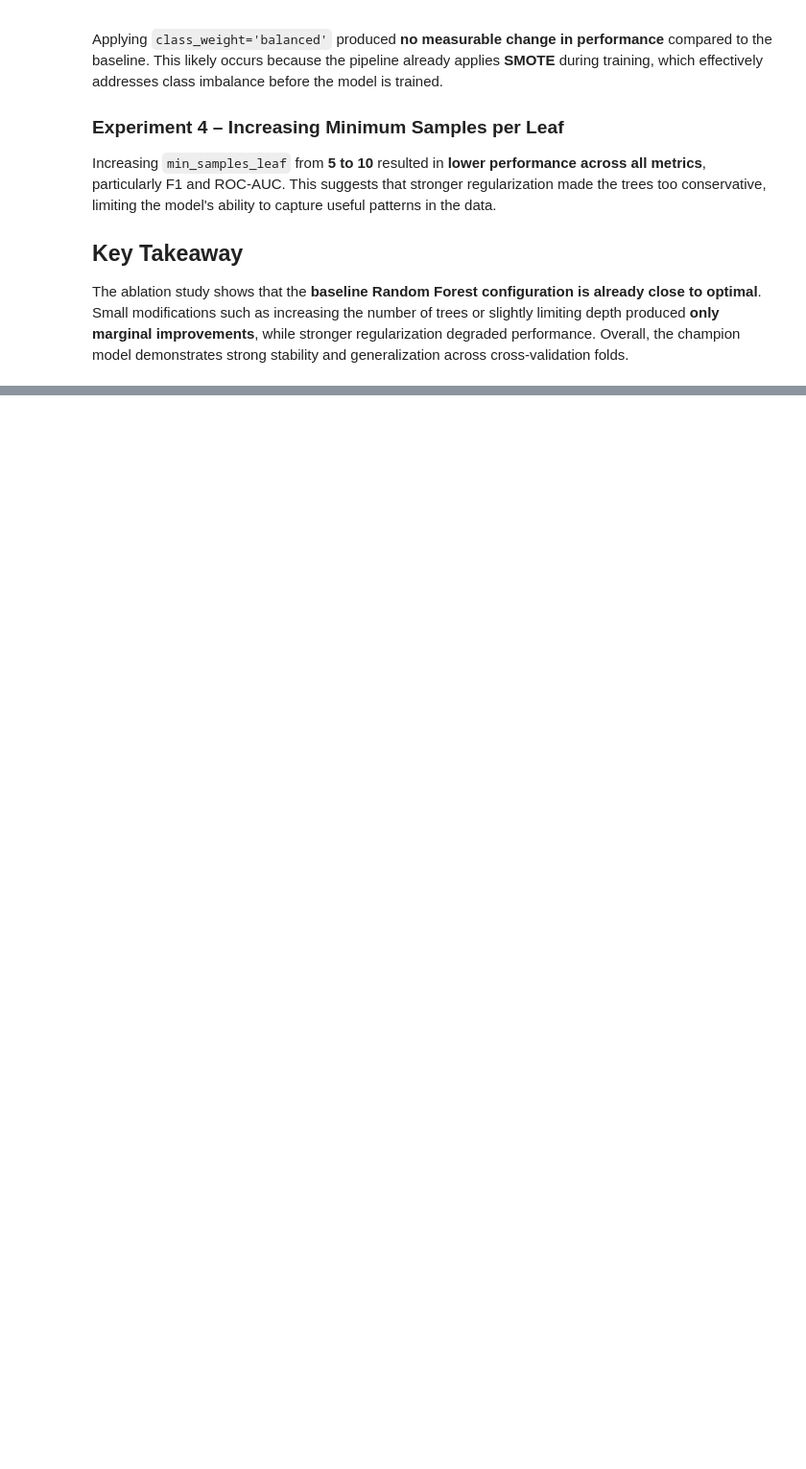
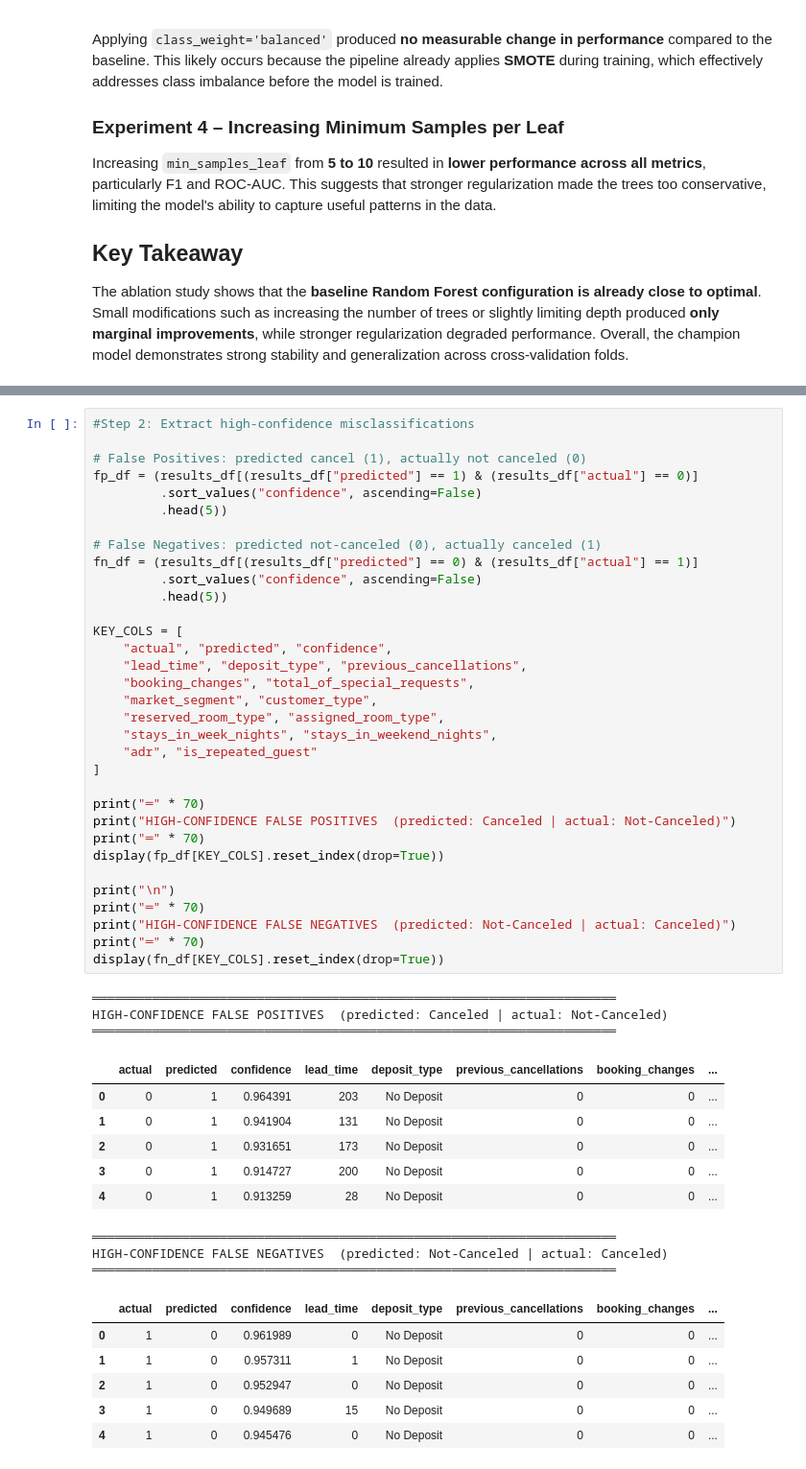
Before and after one commit to YWY2002/INF2008-Hotel-Cancellation-Prediction-Model, a Jupyter notebook: CRISPDM_INF2008_assignment02.ipynb, the cells around one changed output, grey strips where cells are left out. Shown at 96% size. Cells and saved outputs as stored; diff of their text form; blank space fills up the shorter version.

```diff
--- a/CRISPDM_INF2008_assignment02.ipynb
+++ b/CRISPDM_INF2008_assignment02.ipynb
@@ -967,0 +1022,52 @@ The ablation study shows that the **baseline Random Forest configuration is alre
+# %%
+#Step 2: Extract high-confidence misclassifications
+
+# False Positives: predicted cancel (1), actually not canceled (0)
+fp_df = (results_df[(results_df["predicted"] == 1) & (results_df["actual"] == 0)]
+         .sort_values("confidence", ascending=False)
+         .head(5))
+
+# False Negatives: predicted not-canceled (0), actually canceled (1)
+fn_df = (results_df[(results_df["predicted"] == 0) & (results_df["actual"] == 1)]
+         .sort_values("confidence", ascending=False)
+         .head(5))
+
+KEY_COLS = [
+    "actual", "predicted", "confidence",
+    "lead_time", "deposit_type", "previous_cancellations",
+    "booking_changes", "total_of_special_requests",
+    "market_segment", "customer_type",
+    "reserved_room_type", "assigned_room_type",
+    "stays_in_week_nights", "stays_in_weekend_nights",
+    "adr", "is_repeated_guest"
+]
+
+print("═" * 70)
+print("HIGH-CONFIDENCE FALSE POSITIVES  (predicted: Canceled | actual: Not-Canceled)")
+print("═" * 70)
+display(fp_df[KEY_COLS].reset_index(drop=True))
+
+print("\n")
+print("═" * 70)
+print("HIGH-CONFIDENCE FALSE NEGATIVES  (predicted: Not-Canceled | actual: Canceled)")
+print("═" * 70)
+display(fn_df[KEY_COLS].reset_index(drop=True))
+# %% [output]
+══════════════════════════════════════════════════════════════════════
+HIGH-CONFIDENCE FALSE POSITIVES  (predicted: Canceled | actual: Not-Canceled)
+══════════════════════════════════════════════════════════════════════
+|  | actual | predicted | confidence | lead_time | deposit_type | previous_cancellations | booking_changes | ... |
+| 0 | 0 | 1 | 0.964391 | 203 | No Deposit | 0 | 0 | ... |
+| 1 | 0 | 1 | 0.941904 | 131 | No Deposit | 0 | 0 | ... |
+| 2 | 0 | 1 | 0.931651 | 173 | No Deposit | 0 | 0 | ... |
+| 3 | 0 | 1 | 0.914727 | 200 | No Deposit | 0 | 0 | ... |
+| 4 | 0 | 1 | 0.913259 | 28 | No Deposit | 0 | 0 | ... |
+══════════════════════════════════════════════════════════════════════
+HIGH-CONFIDENCE FALSE NEGATIVES  (predicted: Not-Canceled | actual: Canceled)
+══════════════════════════════════════════════════════════════════════
+|  | actual | predicted | confidence | lead_time | deposit_type | previous_cancellations | booking_changes | ... |
+| 0 | 1 | 0 | 0.961989 | 0 | No Deposit | 0 | 0 | ... |
+| 1 | 1 | 0 | 0.957311 | 1 | No Deposit | 0 | 0 | ... |
+| 2 | 1 | 0 | 0.952947 | 0 | No Deposit | 0 | 0 | ... |
+| 3 | 1 | 0 | 0.949689 | 15 | No Deposit | 0 | 0 | ... |
+| 4 | 1 | 0 | 0.945476 | 0 | No Deposit | 0 | 0 | ... |
```
Also changed, not shown: parts of 13 cells of this notebook.
